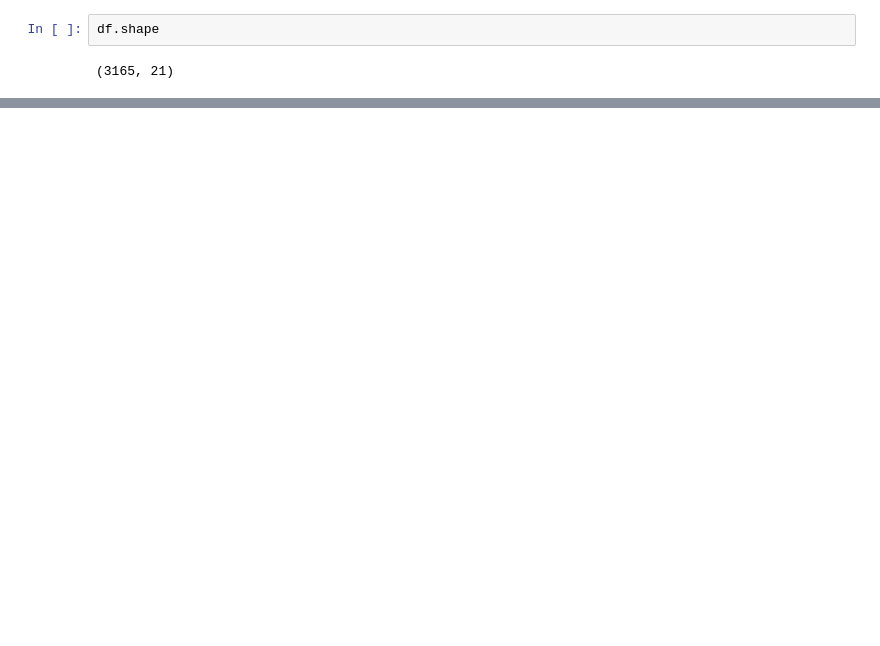
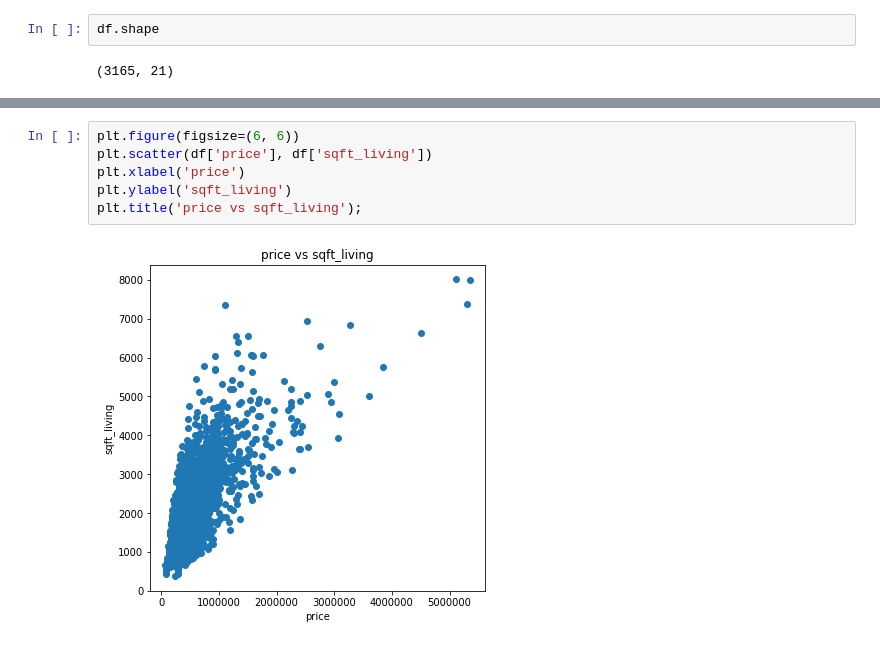
Before and after one commit to ehardi19/Final-Task-Machine-Learning, a Jupyter notebook: Tugas_1301174099_1301174223.ipynb, the cells around one changed output, grey strips where cells are left out. Cells and saved outputs as stored; diff of their text form; blank space fills up the shorter version.

```diff
--- a/Tugas_1301174099_1301174223.ipynb
+++ b/Tugas_1301174099_1301174223.ipynb
@@ -88,0 +159,8 @@ Berdasarkan analisis diatas data pada index 3164 memiliki `sqft_living15` dan `s
+# %%
+plt.figure(figsize=(6, 6))
+plt.scatter(df['price'], df['sqft_living'])
+plt.xlabel('price')
+plt.ylabel('sqft_living')
+plt.title('price vs sqft_living');
+# %% [output]
+[figure, added]
```
Also changed, not shown: parts of 44 cells of this notebook.
